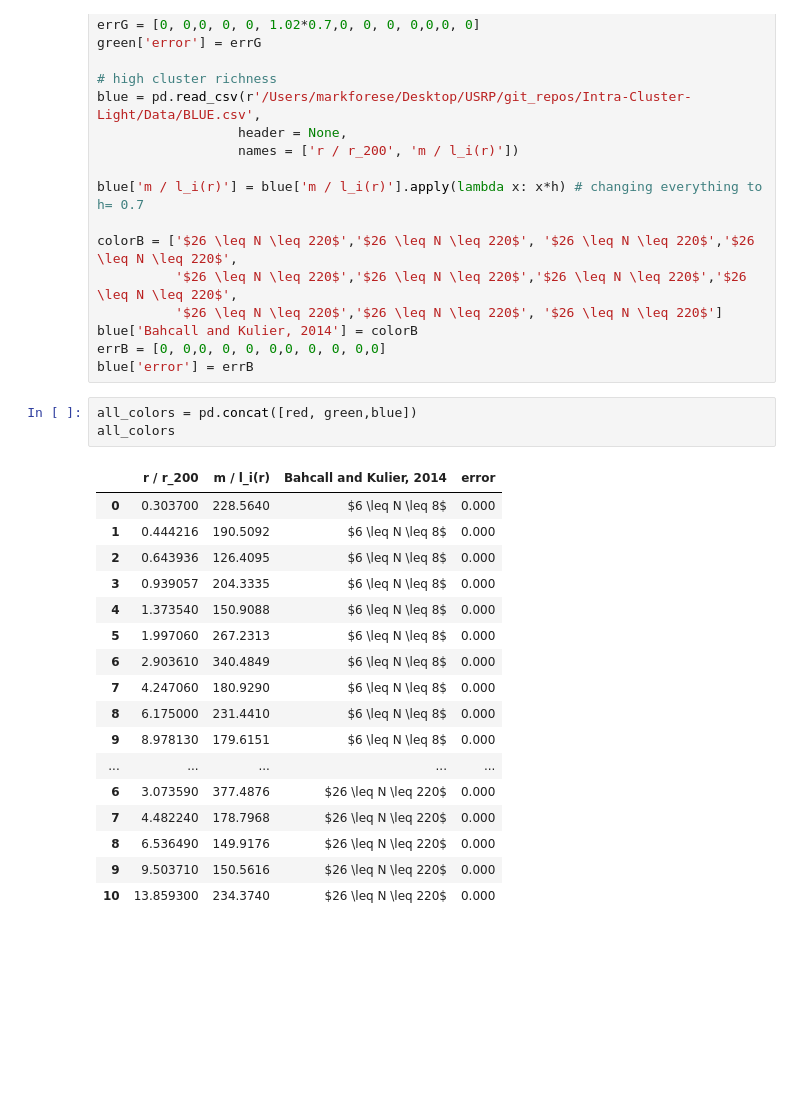
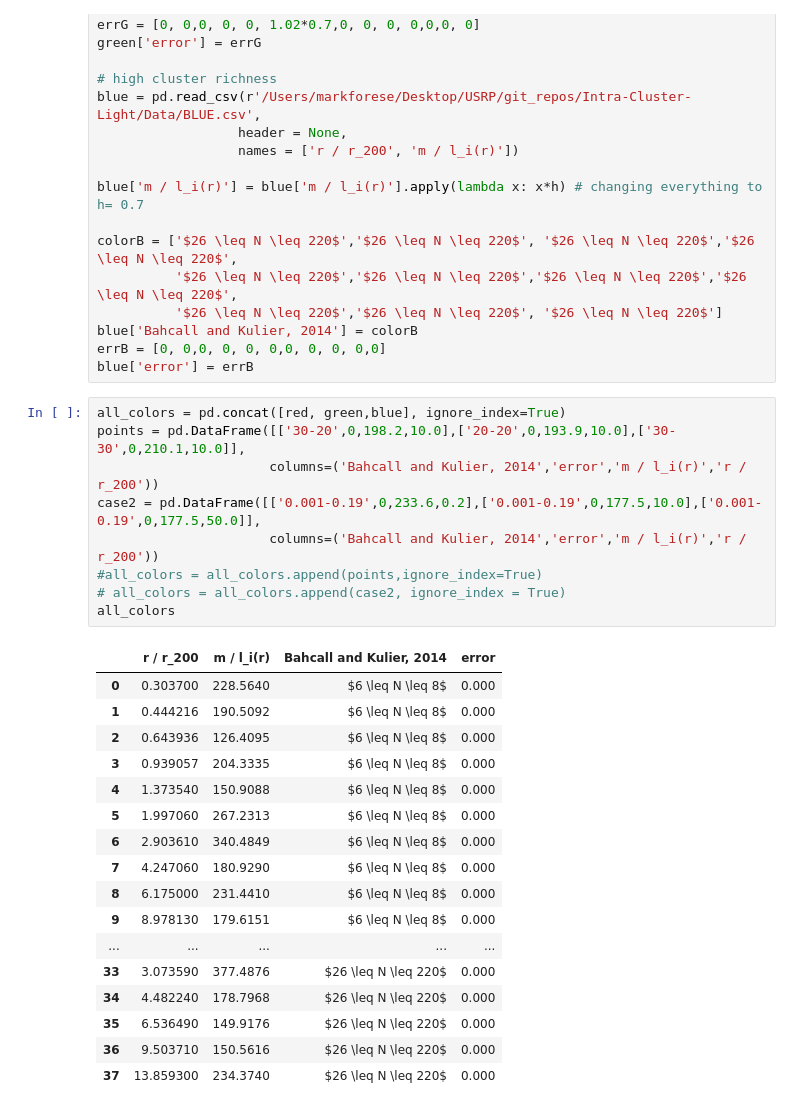
Before and after one commit to m4ese/intraClusterLight, a Jupyter notebook: plot_with_band.ipynb, the cells around one changed output. Saved outputs shown, nothing was run; the diff lists cells and outputs as text; blank space fills up the shorter version.

```diff
--- a/plot_with_band.ipynb
+++ b/plot_with_band.ipynb
@@ -49,27 +49,33 @@ colorB = ['$26 \leq N \leq 220$','$26 \leq N \leq 220$', '$26 \leq N \leq 220$',
 blue['Bahcall and Kulier, 2014'] = colorB
 errB = [0, 0,0, 0, 0, 0,0, 0, 0, 0,0]
 blue['error'] = errB
-# %%
-all_colors = pd.concat([red, green,blue])
-all_colors
-# %% [output]
-|  | r / r_200 | m / l_i(r) | Bahcall and Kulier, 2014 | error |
-| 0 | 0.303700 | 228.5640 | $6 \leq N \leq 8$ | 0.000 |
-| 1 | 0.444216 | 190.5092 | $6 \leq N \leq 8$ | 0.000 |
-| 2 | 0.643936 | 126.4095 | $6 \leq N \leq 8$ | 0.000 |
-| 3 | 0.939057 | 204.3335 | $6 \leq N \leq 8$ | 0.000 |
-| 4 | 1.373540 | 150.9088 | $6 \leq N \leq 8$ | 0.000 |
-| 5 | 1.997060 | 267.2313 | $6 \leq N \leq 8$ | 0.000 |
-| 6 | 2.903610 | 340.4849 | $6 \leq N \leq 8$ | 0.000 |
-| 7 | 4.247060 | 180.9290 | $6 \leq N \leq 8$ | 0.000 |
-| 8 | 6.175000 | 231.4410 | $6 \leq N \leq 8$ | 0.000 |
-| 9 | 8.978130 | 179.6151 | $6 \leq N \leq 8$ | 0.000 |
-| ... | ... | ... | ... | ... |
-| 6 | 3.073590 | 377.4876 | $26 \leq N \leq 220$ | 0.000 |
-| 7 | 4.482240 | 178.7968 | $26 \leq N \leq 220$ | 0.000 |
-| 8 | 6.536490 | 149.9176 | $26 \leq N \leq 220$ | 0.000 |
-| 9 | 9.503710 | 150.5616 | $26 \leq N \leq 220$ | 0.000 |
-| 10 | 13.859300 | 234.3740 | $26 \leq N \leq 220$ | 0.000 |
+# %%
+all_colors = pd.concat([red, green,blue], ignore_index=True)
+points = pd.DataFrame([['30-20',0,198.2,10.0],['20-20',0,193.9,10.0],['30-30',0,210.1,10.0]],
+                      columns=('Bahcall and Kulier, 2014','error','m / l_i(r)','r / r_200'))
+case2 = pd.DataFrame([['0.001-0.19',0,233.6,0.2],['0.001-0.19',0,177.5,10.0],['0.001-0.19',0,177.5,50.0]],
+                      columns=('Bahcall and Kulier, 2014','error','m / l_i(r)','r / r_200'))
+#all_colors = all_colors.append(points,ignore_index=True)
+# all_colors = all_colors.append(case2, ignore_index = True)
+all_colors
+# %% [output]
+|  | r / r_200 | m / l_i(r) | Bahcall and Kulier, 2014 | error |
+| 0 | 0.303700 | 228.5640 | $6 \leq N \leq 8$ | 0.000 |
+| 1 | 0.444216 | 190.5092 | $6 \leq N \leq 8$ | 0.000 |
+| 2 | 0.643936 | 126.4095 | $6 \leq N \leq 8$ | 0.000 |
+| 3 | 0.939057 | 204.3335 | $6 \leq N \leq 8$ | 0.000 |
+| 4 | 1.373540 | 150.9088 | $6 \leq N \leq 8$ | 0.000 |
+| 5 | 1.997060 | 267.2313 | $6 \leq N \leq 8$ | 0.000 |
+| 6 | 2.903610 | 340.4849 | $6 \leq N \leq 8$ | 0.000 |
+| 7 | 4.247060 | 180.9290 | $6 \leq N \leq 8$ | 0.000 |
+| 8 | 6.175000 | 231.4410 | $6 \leq N \leq 8$ | 0.000 |
+| 9 | 8.978130 | 179.6151 | $6 \leq N \leq 8$ | 0.000 |
+| ... | ... | ... | ... | ... |
+| 33 | 3.073590 | 377.4876 | $26 \leq N \leq 220$ | 0.000 |
+| 34 | 4.482240 | 178.7968 | $26 \leq N \leq 220$ | 0.000 |
+| 35 | 6.536490 | 149.9176 | $26 \leq N \leq 220$ | 0.000 |
+| 36 | 9.503710 | 150.5616 | $26 \leq N \leq 220$ | 0.000 |
+| 37 | 13.859300 | 234.3740 | $26 \leq N \leq 220$ | 0.000 |
 # %%
 import matplotlib.patches as pat
 import matplotlib as mpl
```
Also changed, not shown: parts of 3 cells of this notebook, 13 other files.
